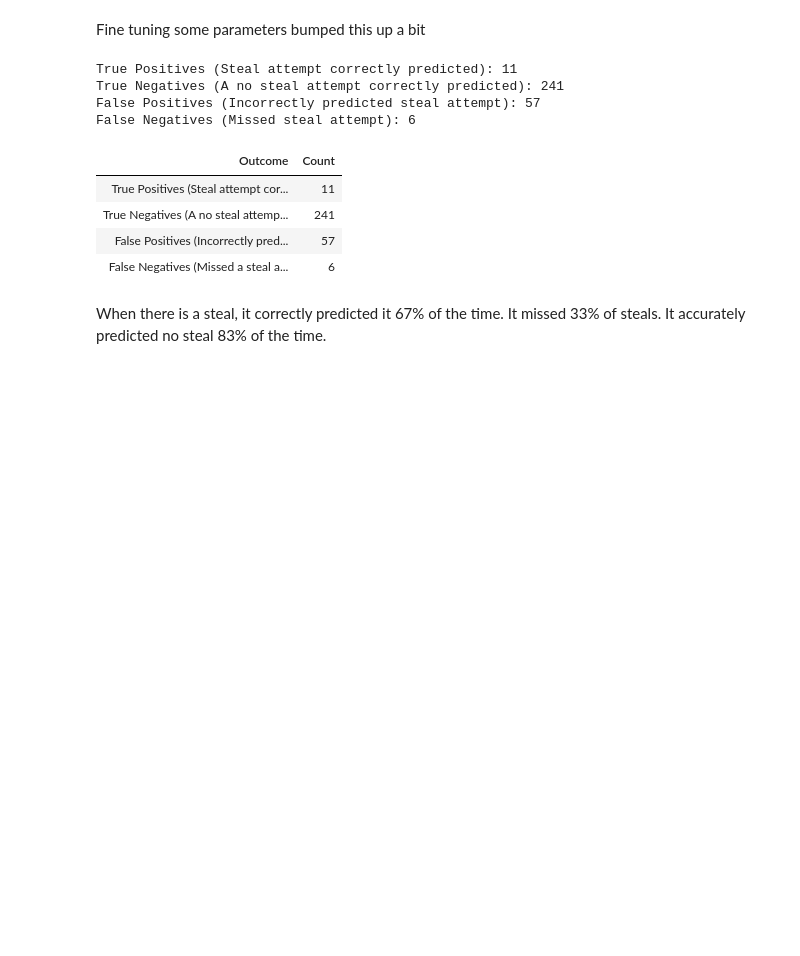
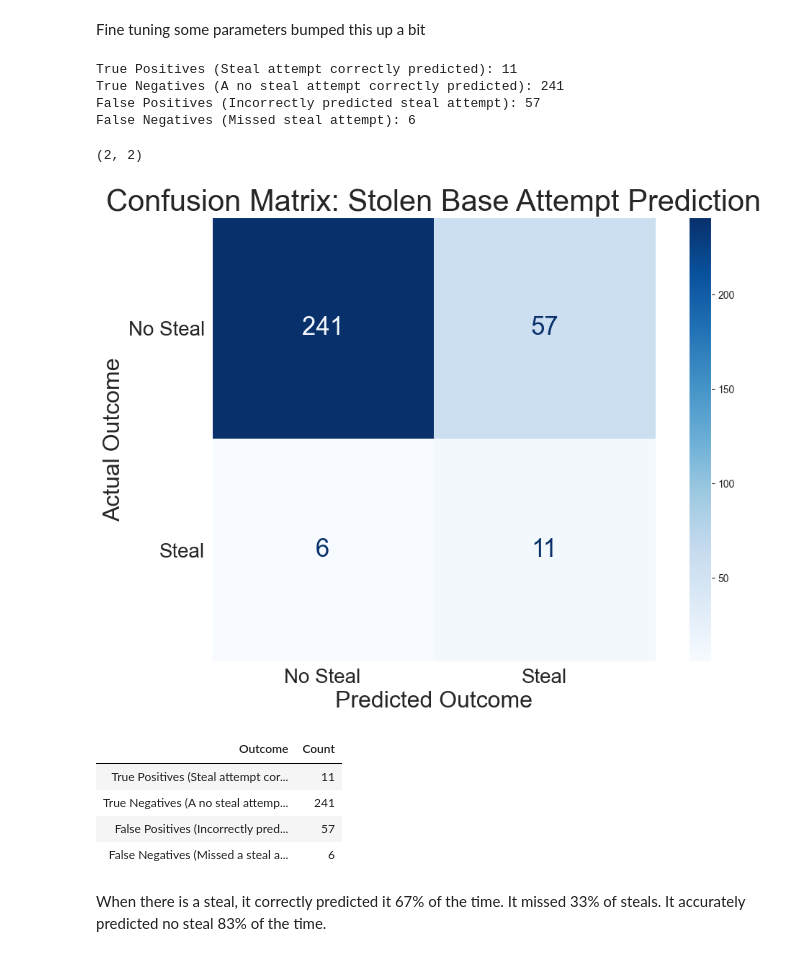
Before and after one commit to jayirby2/Pickoff-then-Takeoff, a Jupyter notebook: Analysis.ipynb, the cells around one changed output. Drawn from its saved outputs; the diff is of its cells as text; code cells hidden in the pictures; blank space fills up the shorter version.

```diff
--- a/Analysis.ipynb
+++ b/Analysis.ipynb
@@ -1103,4 +1135,26 @@ True Positives (Steal attempt correctly predicted): 11
 True Negatives (A no steal attempt correctly predicted): 241
 False Positives (Incorrectly predicted steal attempt): 57
 False Negatives (Missed steal attempt): 6
+# %%
+cm.shape
+# %% [output]
+(2, 2)
+# %%
+# Confusion Matrix Display visualization
+
+disp = ConfusionMatrixDisplay(confusion_matrix=cm, display_labels=['No Steal', 'Steal'])
+fig, ax = plt.subplots(figsize=(12, 8))
+disp.plot(cmap="Blues", ax=ax, values_format='d')
+for row in disp.text_:
+    for text in row:
+        text.set_fontsize(25)
+disp.ax_.tick_params(axis='both', labelsize=20)
+ax.set_title("Confusion Matrix: Stolen Base Attempt Prediction", fontsize=30)
+ax.grid(False)
+ax.set_xlabel("Predicted Outcome", fontsize=23)
+ax.set_ylabel("Actual Outcome", fontsize=23)
+plt.savefig("confusion_matrix.png")
+plt.show()
+# %% [output]
+[figure, added]
 # %%
```
Also changed, not shown: parts of 16 cells of this notebook.
